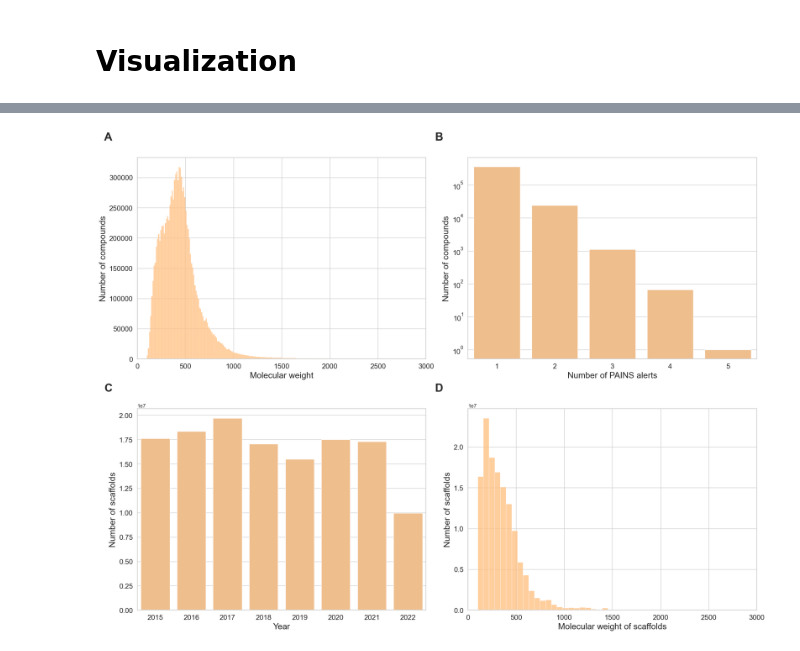
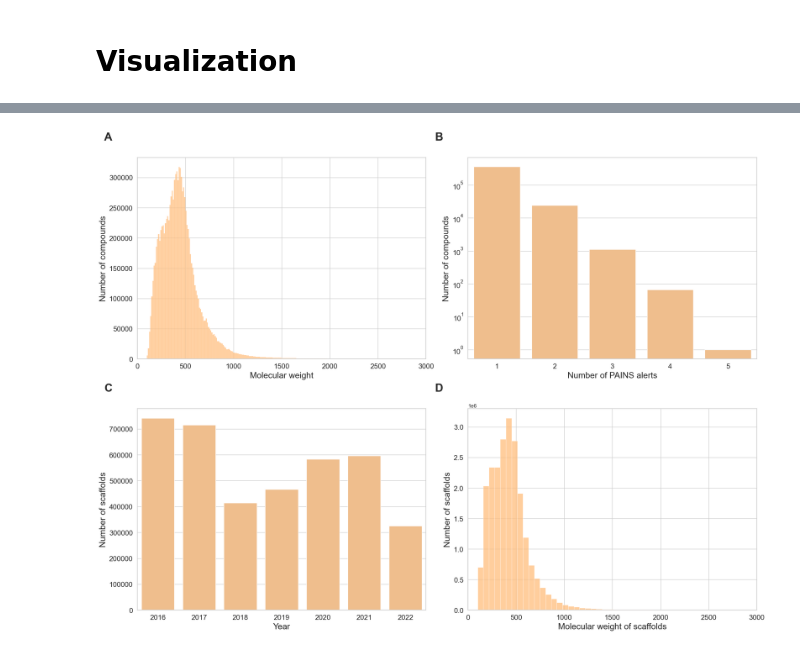
Before and after one commit to Fraunhofer-ITMP/patent-clinical-candidate-characteristics, a Jupyter notebook: notebooks/3_3_structure_charcterstics.ipynb, the cells around one changed output, grey strips where cells are left out. Drawn from its saved outputs; the diff is of its cells as text; code cells hidden in the pictures.

Commit message:
update figure 5

```diff
--- a/notebooks/3_3_structure_charcterstics.ipynb
+++ b/notebooks/3_3_structure_charcterstics.ipynb
@@ -47,5 +50,3 @@ surechembl_df.head(2)
-# %%
-surechembl_df['year'] = surechembl_df['PUBLICATION_DATE'].progress_apply(lambda x: x.split('-')[0])
 # %% [markdown]
 PAINS dump
 # %%
@@ -109,12 +114,18 @@ pain_descriptors.head(10)
 # %% [markdown]
 # Visualization
 # %%
-df = surechembl_df.copy()[['scaffold', 'year', 'PATENT_ID']]
+# Saving the scaffold dataframe
+df = surechembl_df.copy()
 df.dropna(inplace=True)
-df.to_parquet(f'{MAPPINGS_DIR}/scaffold_mapped_patents.pq')
+df.drop_duplicates(subset=["scaffold"], inplace=True)
+df.to_parquet(
+    f"{MAPPINGS_DIR}/unique_scaffold_mapped_patents.pq.gzip", compression="gzip"
+)
 # %%
-scaffold_count_df = df.groupby('year')['scaffold'].count().reset_index()
-scaffold_count_df = scaffold_count_df.sort_values('year', ascending=True)
+scaffold_count_df = df.groupby("year")["scaffold"].count().reset_index()
+scaffold_count_df = scaffold_count_df.sort_values("year", ascending=True)[1:]
 # %%
-pain_distribution_df = pain_data['Total match counts'].value_counts().to_frame().reset_index()
-pain_distribution_df.columns = ['pains', 'count']
+pain_distribution_df = (
+    pain_data["Total match counts"].value_counts().to_frame().reset_index()
+)
+pain_distribution_df.columns = ["pains", "count"]
@@ -133,65 +135,89 @@ mw_data = properties_df['mw'].tolist()
 mw_data = [round(float(x), 2) for x in mw_data]
 # %%
-sns.set(rc={'figure.figsize':(20, 15)})
+sns.set(rc={"figure.figsize": (20, 15)})
 sns.set_style("whitegrid")
 
 # Molecular weight distribution
 plt.subplot(2, 2, 1)
-sns.histplot(x=mw_data, color='#ffbe7d', bins=500)
+sns.histplot(x=mw_data, color="#ffbe7d", bins=500)
 plt.xticks(fontsize=15)
 plt.yticks(fontsize=15)
 plt.xlabel("Molecular weight", fontsize=18)
 plt.ylabel("Number of compounds", fontsize=18)
 plt.xlim(0, 3000)
 plt.text(
-    -0.1, 1.1, string.ascii_uppercase[0],
-    size=24, weight='bold', horizontalalignment='center',
-    verticalalignment='center', transform = plt.gca().transAxes
+    -0.1,
+    1.1,
+    string.ascii_uppercase[0],
+    size=24,
+    weight="bold",
+    horizontalalignment="center",
+    verticalalignment="center",
+    transform=plt.gca().transAxes,
 )
 
 # PAINS distribution
 plt.subplot(2, 2, 2)
-sns.barplot(x= pain_distribution_df['pains'], y= pain_distribution_df['count'], color='#ffbe7d')
+sns.barplot(
+    x=pain_distribution_df["pains"], y=pain_distribution_df["count"], color="#ffbe7d"
+)
 plt.xticks(fontsize=15)
 plt.yticks(fontsize=15)
-plt.yscale('log')
+plt.yscale("log")
 plt.ylabel("Number of compounds", fontsize=18)
 plt.xlabel("Number of PAINS alerts", fontsize=18)
 plt.text(
-    -0.1, 1.1, string.ascii_uppercase[1],
-    size=24, weight='bold', horizontalalignment='center',
-    verticalalignment='center', transform = plt.gca().transAxes
+    -0.1,
+    1.1,
+    string.ascii_uppercase[1],
+    size=24,
+    weight="bold",
+    horizontalalignment="center",
+    verticalalignment="center",
+    transform=plt.gca().transAxes,
 )
 
 # Scaffold distribution
 plt.subplot(2, 2, 3)
-sns.barplot(x= scaffold_count_df['year'], y= scaffold_count_df['scaffold'], color='#ffbe7d')
+sns.barplot(
+    x=scaffold_count_df["year"], y=scaffold_count_df["scaffold"], color="#ffbe7d"
+)
 plt.xticks(fontsize=15)
 plt.yticks(fontsize=15)
 plt.xlabel("Year", fontsize=18)
 plt.ylabel("Number of scaffolds", fontsize=18)
 plt.text(
-    -0.1, 1.1, string.ascii_uppercase[2],
-    size=24, weight='bold', horizontalalignment='center',
-    verticalalignment='center', transform = plt.gca().transAxes
+    -0.1,
+    1.1,
+    string.ascii_uppercase[2],
+    size=24,
+    weight="bold",
+    horizontalalignment="center",
+    verticalalignment="center",
+    transform=plt.gca().transAxes,
 )
 
 # Distribution of molecular weight of scaffolds
 plt.subplot(2, 2, 4)
-sns.histplot(x=surechembl_df['scaffold_wt'], color='#ffbe7d', bins=100)
+sns.histplot(x=surechembl_df["scaffold_wt"], color="#ffbe7d", bins=100)
 plt.xticks(fontsize=15)
 plt.yticks(fontsize=15)
 plt.xlabel("Molecular weight of scaffolds", fontsize=18)
 plt.ylabel("Number of scaffolds", fontsize=18)
 plt.xlim(0, 3000)
 plt.text(
-    -0.1, 1.1, string.ascii_uppercase[3],
-    size=24, weight='bold', horizontalalignment='center',
-    verticalalignment='center', transform = plt.gca().transAxes
+    -0.1,
+    1.1,
+    string.ascii_uppercase[3],
+    size=24,
+    weight="bold",
+    horizontalalignment="center",
+    verticalalignment="center",
+    transform=plt.gca().transAxes,
 )
 
 plt.tight_layout()
-plt.savefig(f'{FIGURE_DIR}/figure_5.png', dpi=400)
+plt.savefig(f"{FIGURE_DIR}/figure_5.png", dpi=400)
 plt.show()
 # %% [output]
-[figure, old version]
+[figure, new version]
```
Also changed, not shown: parts of 17 cells of this notebook, 1 other file.
